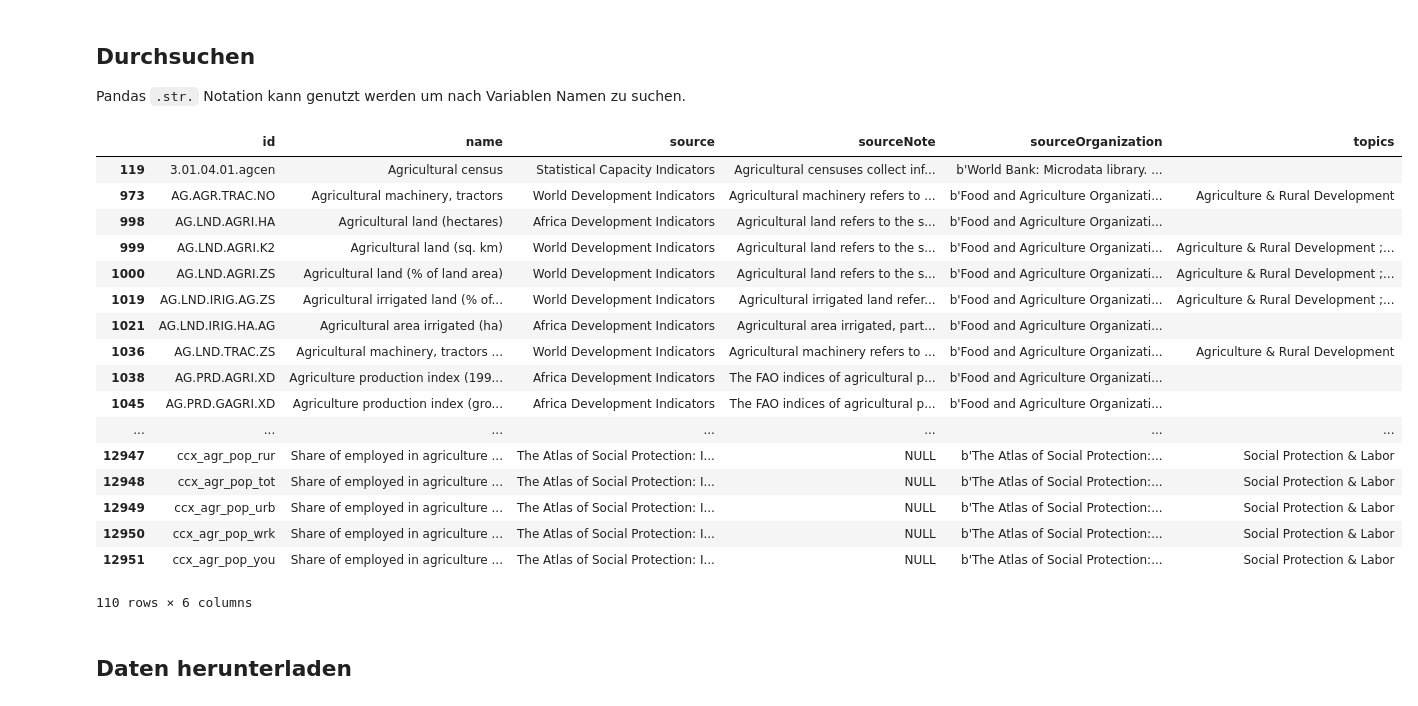
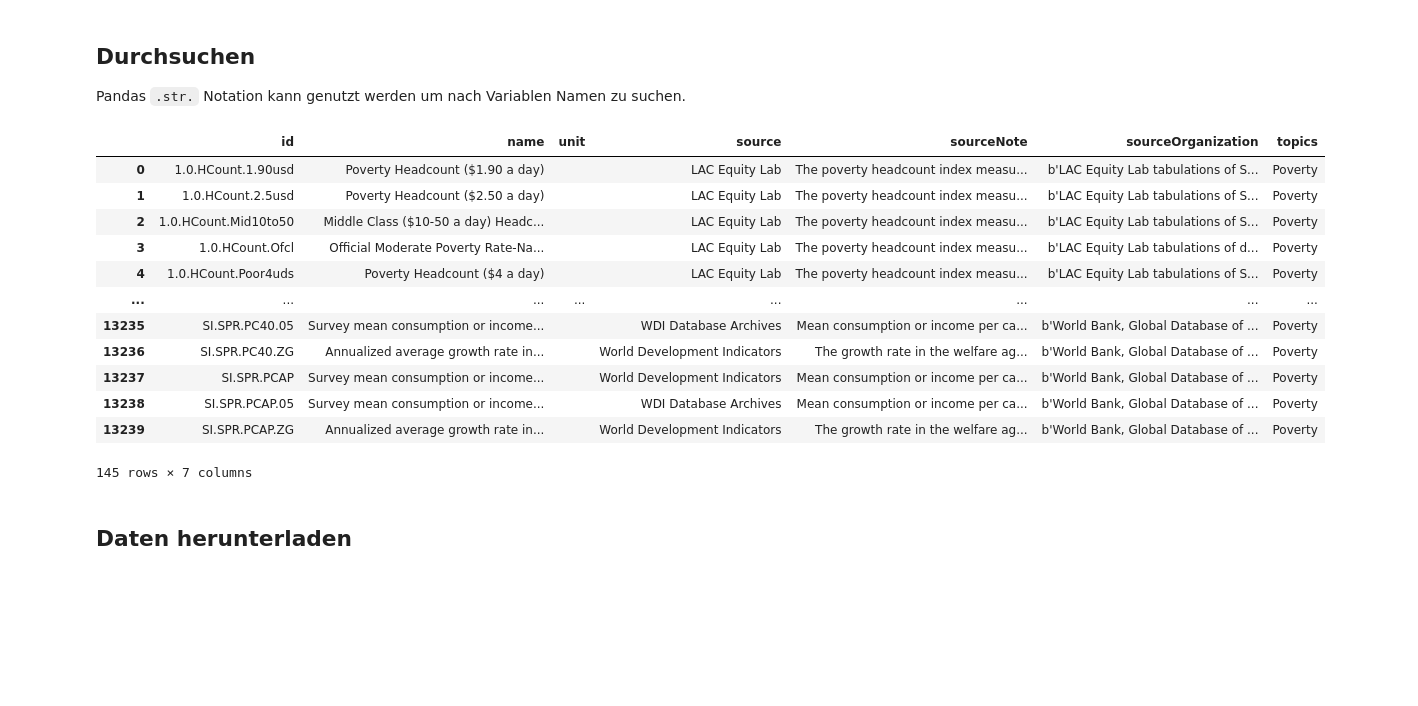
Before and after one commit to jrriebling/WebScrapingWorkshop, a Jupyter notebook: Skripte/11.URL und WebAPI.ipynb, the cells around one changed output. Drawn from its saved outputs; the diff is of its cells as text; code cells hidden in the pictures; blank space fills up the shorter version.

```diff
--- a/Skripte/11.URL und WebAPI.ipynb
+++ b/Skripte/11.URL und WebAPI.ipynb
@@ -142,26 +150,21 @@ ind_df.head()
 
 Pandas `.str.` Notation kann genutzt werden um nach Variablen Namen zu suchen.
 # %%
-ind_df[ind_df['name'].str.contains(r'[Aa]gricult')]
+ind_df[ind_df['topics'].str.contains('Poverty')]
 # %% [output]
-|  | id | name | source | sourceNote | sourceOrganization | topics |
-| 119 | 3.01.04.01.agcen | Agricultural census | Statistical Capacity Indicators | Agricultural censuses collect inf... | b'World Bank: Microdata library. ... |  |
-| 973 | AG.AGR.TRAC.NO | Agricultural machinery, tractors | World Development Indicators | Agricultural machinery refers to ... | b'Food and Agriculture Organizati... | Agriculture & Rural Development |
-| 998 | AG.LND.AGRI.HA | Agricultural land (hectares) | Africa Development Indicators | Agricultural land refers to the s... | b'Food and Agriculture Organizati... |  |
-| 999 | AG.LND.AGRI.K2 | Agricultural land (sq. km) | World Development Indicators | Agricultural land refers to the s... | b'Food and Agriculture Organizati... | Agriculture & Rural Development ;... |
-| 1000 | AG.LND.AGRI.ZS | Agricultural land (% of land area) | World Development Indicators | Agricultural land refers to the s... | b'Food and Agriculture Organizati... | Agriculture & Rural Development ;... |
-| 1019 | AG.LND.IRIG.AG.ZS | Agricultural irrigated land (% of... | World Development Indicators | Agricultural irrigated land refer... | b'Food and Agriculture Organizati... | Agriculture & Rural Development ;... |
-| 1021 | AG.LND.IRIG.HA.AG | Agricultural area irrigated (ha) | Africa Development Indicators | Agricultural area irrigated, part... | b'Food and Agriculture Organizati... |  |
-| 1036 | AG.LND.TRAC.ZS | Agricultural machinery, tractors ... | World Development Indicators | Agricultural machinery refers to ... | b'Food and Agriculture Organizati... | Agriculture & Rural Development |
-| 1038 | AG.PRD.AGRI.XD | Agriculture production index (199... | Africa Development Indicators | The FAO indices of agricultural p... | b'Food and Agriculture Organizati... |  |
-| 1045 | AG.PRD.GAGRI.XD | Agriculture production index (gro... | Africa Development Indicators | The FAO indices of agricultural p... | b'Food and Agriculture Organizati... |  |
-| ... | ... | ... | ... | ... | ... | ... |
-| 12947 | ccx_agr_pop_rur | Share of employed in agriculture ... | The Atlas of Social Protection: I... | NULL | b'The Atlas of Social Protection:... | Social Protection & Labor |
-| 12948 | ccx_agr_pop_tot | Share of employed in agriculture ... | The Atlas of Social Protection: I... | NULL | b'The Atlas of Social Protection:... | Social Protection & Labor |
-| 12949 | ccx_agr_pop_urb | Share of employed in agriculture ... | The Atlas of Social Protection: I... | NULL | b'The Atlas of Social Protection:... | Social Protection & Labor |
-| 12950 | ccx_agr_pop_wrk | Share of employed in agriculture ... | The Atlas of Social Protection: I... | NULL | b'The Atlas of Social Protection:... | Social Protection & Labor |
-| 12951 | ccx_agr_pop_you | Share of employed in agriculture ... | The Atlas of Social Protection: I... | NULL | b'The Atlas of Social Protection:... | Social Protection & Labor |
+|  | id | name | unit | source | sourceNote | sourceOrganization | topics |
+| 0 | 1.0.HCount.1.90usd | Poverty Headcount ($1.90 a day) |  | LAC Equity Lab | The poverty headcount index measu... | b'LAC Equity Lab tabulations of S... | Poverty |
+| 1 | 1.0.HCount.2.5usd | Poverty Headcount ($2.50 a day) |  | LAC Equity Lab | The poverty headcount index measu... | b'LAC Equity Lab tabulations of S... | Poverty |
+| 2 | 1.0.HCount.Mid10to50 | Middle Class ($10-50 a day) Headc... |  | LAC Equity Lab | The poverty headcount index measu... | b'LAC Equity Lab tabulations of S... | Poverty |
+| 3 | 1.0.HCount.Ofcl | Official Moderate Poverty Rate-Na... |  | LAC Equity Lab | The poverty headcount index measu... | b'LAC Equity Lab tabulations of d... | Poverty |
+| 4 | 1.0.HCount.Poor4uds | Poverty Headcount ($4 a day) |  | LAC Equity Lab | The poverty headcount index measu... | b'LAC Equity Lab tabulations of S... | Poverty |
+| ... | ... | ... | ... | ... | ... | ... | ... |
+| 13235 | SI.SPR.PC40.05 | Survey mean consumption or income... |  | WDI Database Archives | Mean consumption or income per ca... | b'World Bank, Global Database of ... | Poverty |
+| 13236 | SI.SPR.PC40.ZG | Annualized average growth rate in... |  | World Development Indicators | The growth rate in the welfare ag... | b'World Bank, Global Database of ... | Poverty |
+| 13237 | SI.SPR.PCAP | Survey mean consumption or income... |  | World Development Indicators | Mean consumption or income per ca... | b'World Bank, Global Database of ... | Poverty |
+| 13238 | SI.SPR.PCAP.05 | Survey mean consumption or income... |  | WDI Database Archives | Mean consumption or income per ca... | b'World Bank, Global Database of ... | Poverty |
+| 13239 | SI.SPR.PCAP.ZG | Annualized average growth rate in... |  | World Development Indicators | The growth rate in the welfare ag... | b'World Bank, Global Database of ... | Poverty |
-110 rows × 6 columns
+145 rows × 7 columns
 # %% [markdown]
 ## Daten herunterladen
 # %%
```
Also changed, not shown: parts of 11 cells of this notebook, 1 other file.
